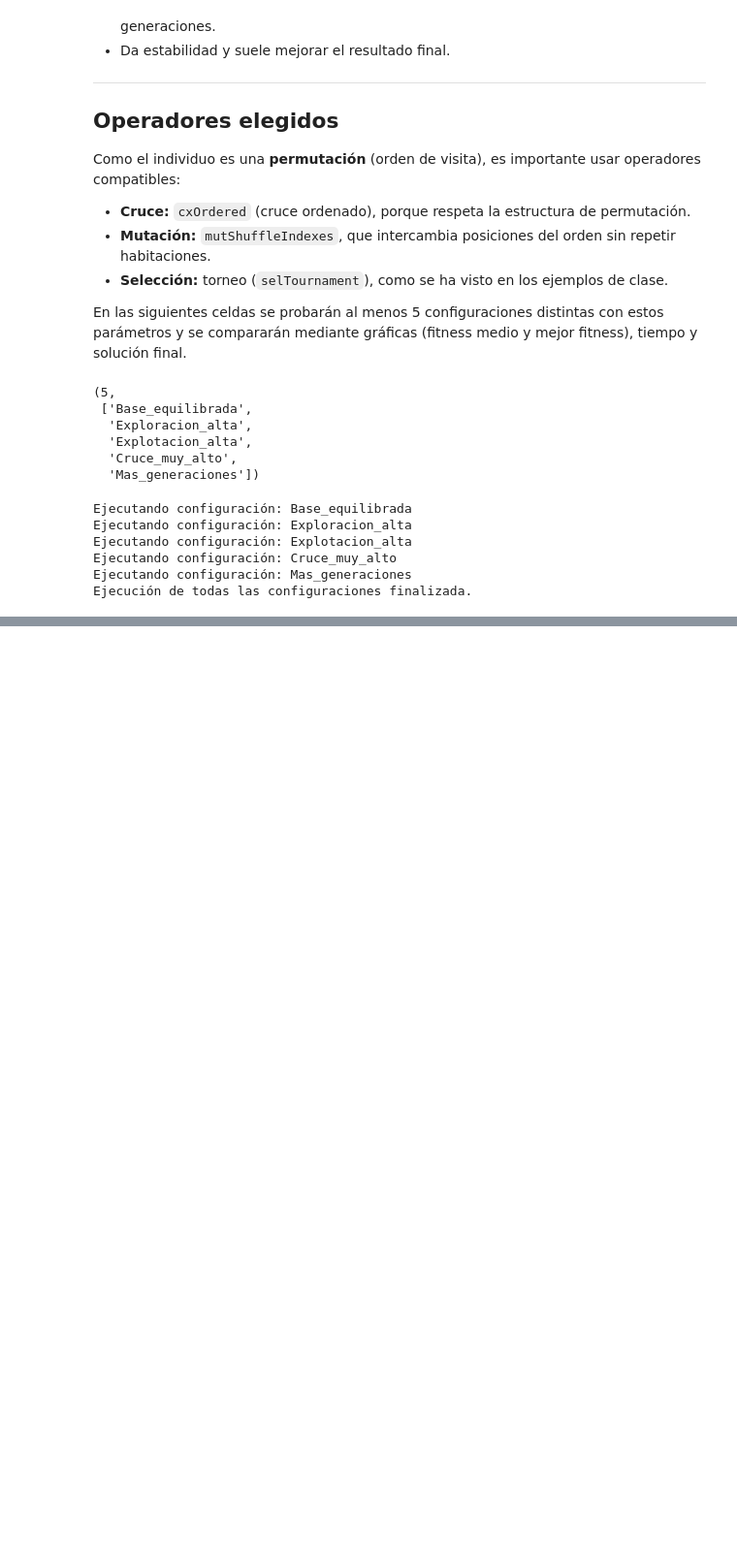
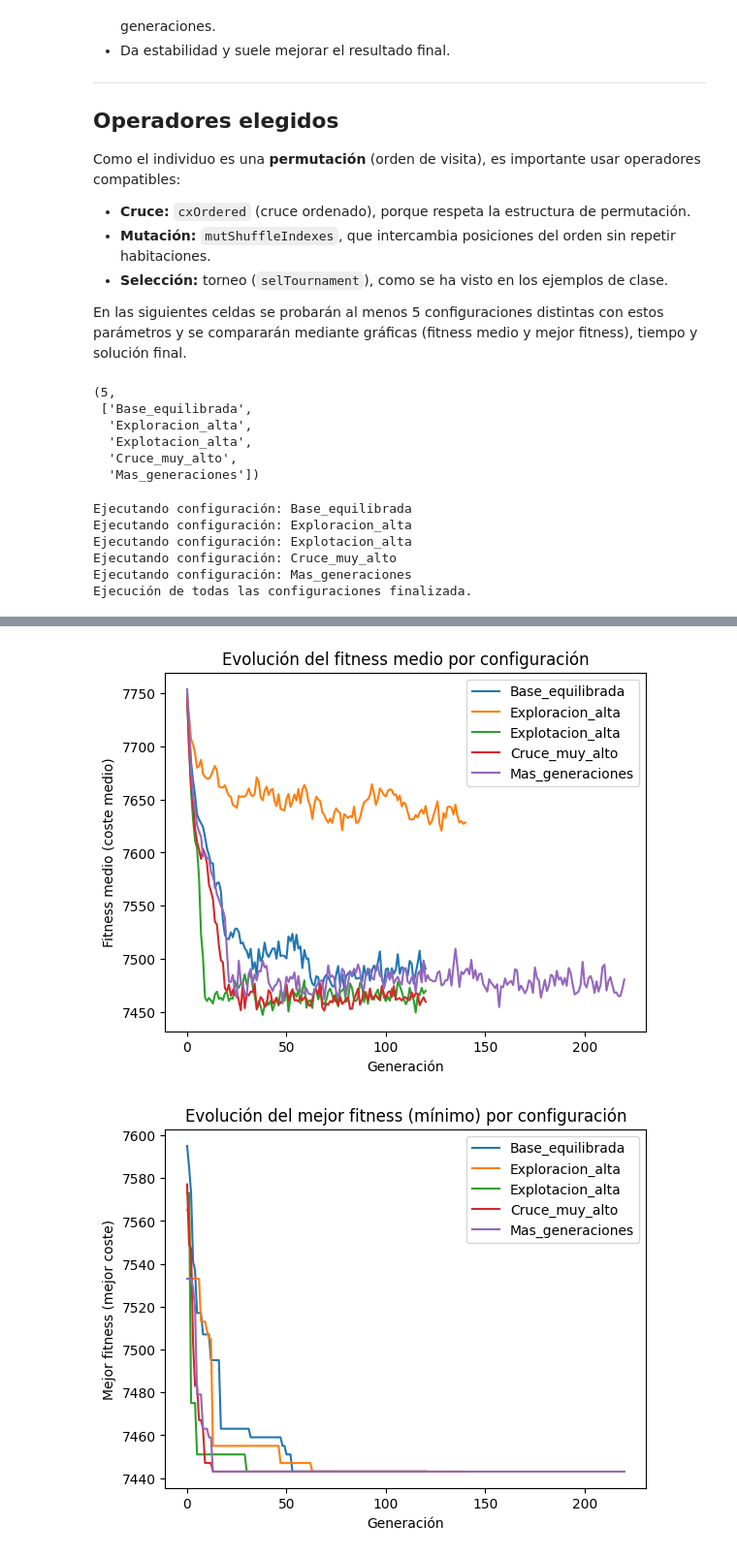
Before and after one commit to dmh1006/Practica4_DarioMeneses, a Jupyter notebook: Practica4- Resolucion.ipynb, the cells around one changed output, grey strips where cells are left out. Shown at 97% size. Drawn from its saved outputs; the diff is of its cells as text; code cells hidden in the pictures; blank space fills up the shorter version.

Commit message:
tabla de comparativas y graficas

```diff
--- a/Practica4- Resolucion.ipynb
+++ b/Practica4- Resolucion.ipynb
@@ -853,0 +881,32 @@ Ejecución de todas las configuraciones finalizada.
+# %%
+# ============================================================
+# Gráficas comparativas de la evolución del fitness
+# ============================================================
+# Representamos:
+#  - Fitness medio por generación
+#  - Mejor fitness (mínimo) por generación
+# para todas las configuraciones, para ver convergencia y estabilidad.
+# ============================================================
+
+plt.figure()
+for r in resultados:
+    df = r["log"]
+    plt.plot(df["mean"], label=r["nombre"])
+plt.xlabel("Generación")
+plt.ylabel("Fitness medio (coste medio)")
+plt.title("Evolución del fitness medio por configuración")
+plt.legend()
+plt.show()
+
+plt.figure()
+for r in resultados:
+    df = r["log"]
+    plt.plot(df["min"], label=r["nombre"])
+plt.xlabel("Generación")
+plt.ylabel("Mejor fitness (mejor coste)")
+plt.title("Evolución del mejor fitness (mínimo) por configuración")
+plt.legend()
+plt.show()
+# %% [output]
+[figure, added]
+[figure, added]
```
Also changed, not shown: parts of 1 cell of this notebook.
